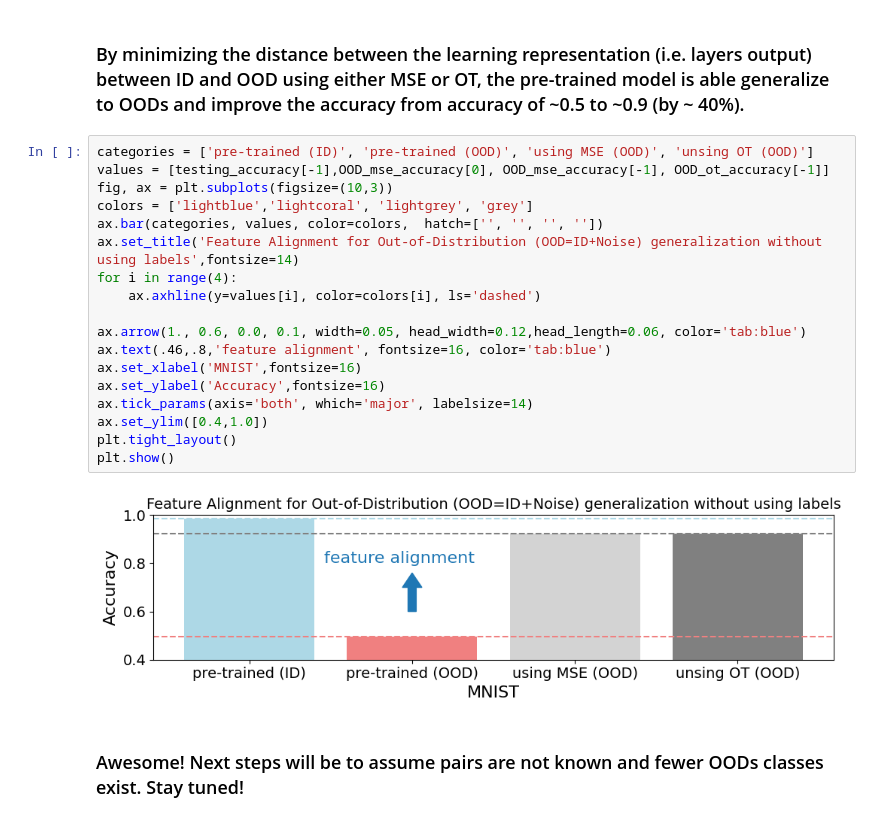
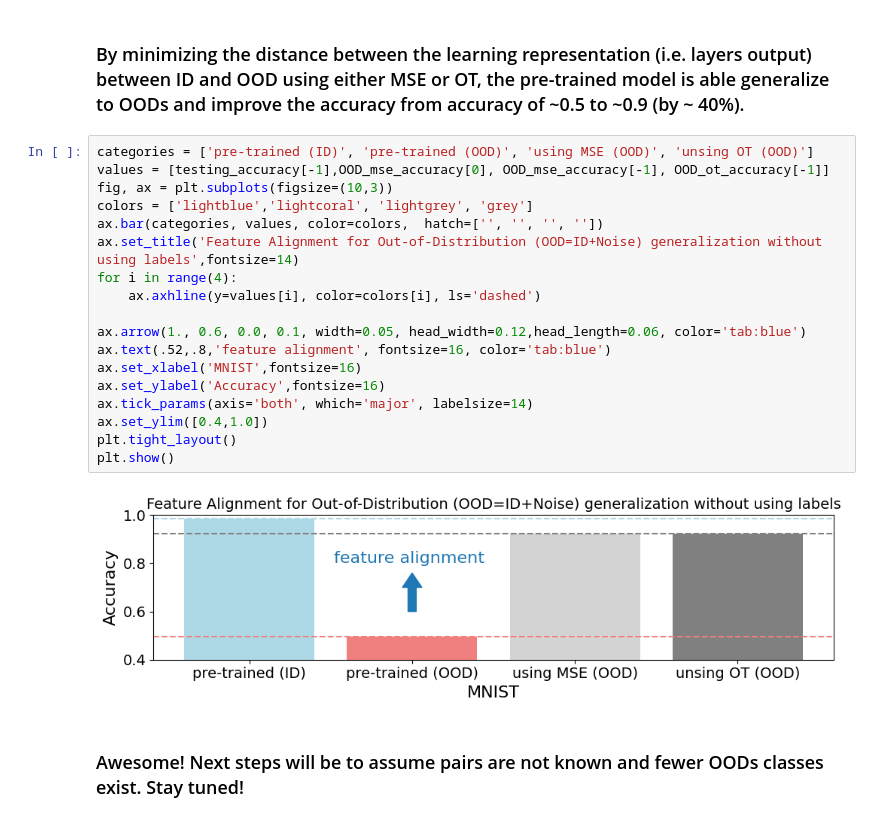
Before and after one commit to sultan-hassan/feature-alignment-for-OOD-generalization, a Jupyter notebook: feature_alignment_paired_MNIST.ipynb, the cells around one changed output. Cells and saved outputs as stored; diff of their text form.

Commit message:
update plot

```diff
--- a/feature_alignment_paired_MNIST.ipynb
+++ b/feature_alignment_paired_MNIST.ipynb
@@ -244,22 +244,22 @@ plt.show()
 # %%
 categories = ['pre-trained (ID)', 'pre-trained (OOD)', 'using MSE (OOD)', 'unsing OT (OOD)']
 values = [testing_accuracy[-1],OOD_mse_accuracy[0], OOD_mse_accuracy[-1], OOD_ot_accuracy[-1]]
 fig, ax = plt.subplots(figsize=(10,3))
 colors = ['lightblue','lightcoral', 'lightgrey', 'grey']
 ax.bar(categories, values, color=colors,  hatch=['', '', '', ''])
 ax.set_title('Feature Alignment for Out-of-Distribution (OOD=ID+Noise) generalization without using labels',fontsize=14)
 for i in range(4):
     ax.axhline(y=values[i], color=colors[i], ls='dashed')
 
 ax.arrow(1., 0.6, 0.0, 0.1, width=0.05, head_width=0.12,head_length=0.06, color='tab:blue')
-ax.text(.46,.8,'feature alignment', fontsize=16, color='tab:blue')
+ax.text(.52,.8,'feature alignment', fontsize=16, color='tab:blue')
 ax.set_xlabel('MNIST',fontsize=16)
 ax.set_ylabel('Accuracy',fontsize=16)
 ax.tick_params(axis='both', which='major', labelsize=14)
 ax.set_ylim([0.4,1.0])
 plt.tight_layout()
 plt.show()
 # %% [output]
-[figure, old version]
+[figure, new version]
 # %% [markdown]
 ### Awesome! Next steps will be to assume pairs are not known and fewer OODs classes exist. Stay tuned!
```
Also changed, not shown: 1 other file.
